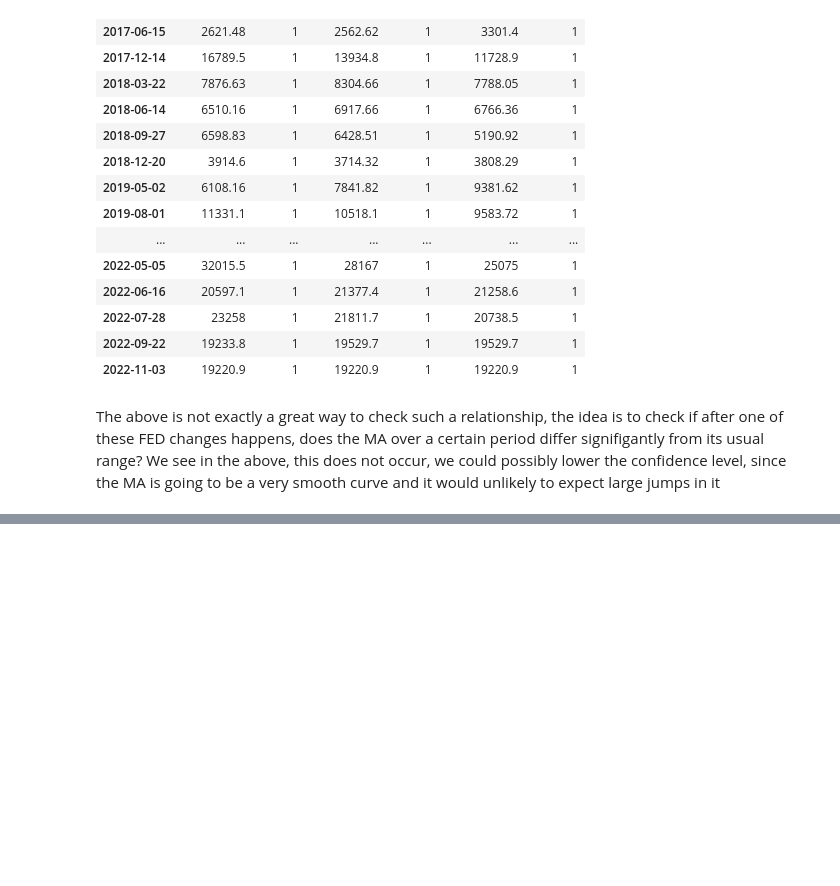
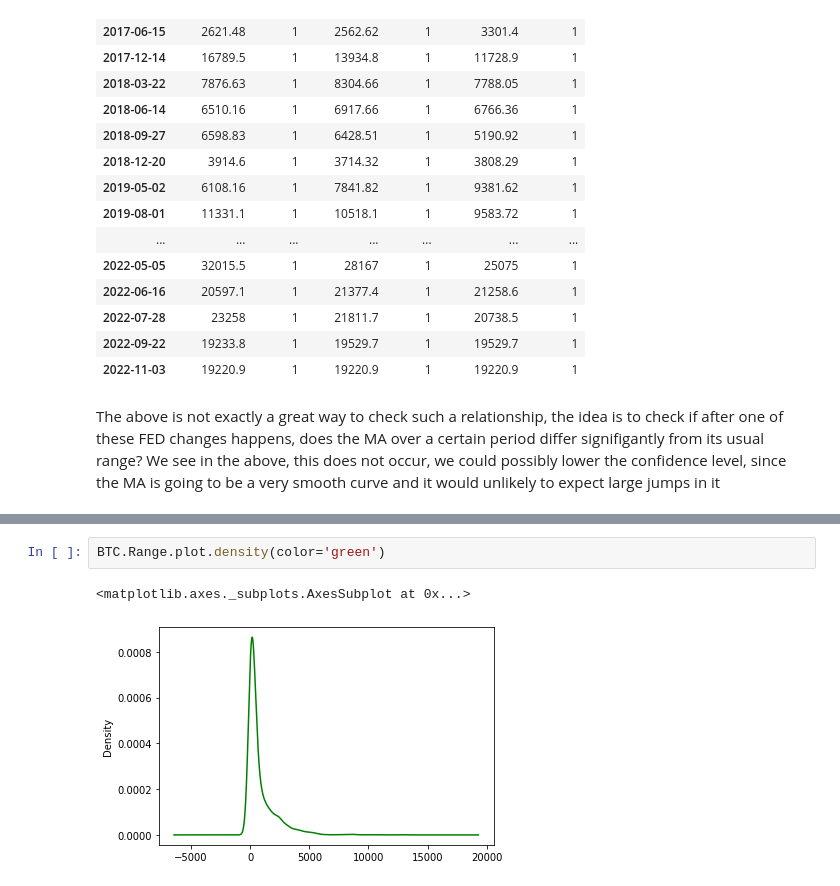
Before and after one commit to CameronStorey/DigitalTools_project, a Jupyter notebook: research_project/notebooks/Analysis.ipynb, the cells around one changed output, grey strips where cells are left out. Saved outputs shown, nothing was run; the diff lists cells and outputs as text; blank space fills up the shorter version.

Commit message:
Added rolling var and daily range to analysis

```diff
--- a/research_project/notebooks/Analysis.ipynb
+++ b/research_project/notebooks/Analysis.ipynb
@@ -201,0 +349,5 @@ The above is not exactly a great way to check such a relationship, the idea is t
+# %%
+BTC.Range.plot.density(color='green')
+# %% [output]
+<matplotlib.axes._subplots.AxesSubplot at 0x...>
+[figure, added]
```
Also changed, not shown: parts of 13 cells of this notebook.
